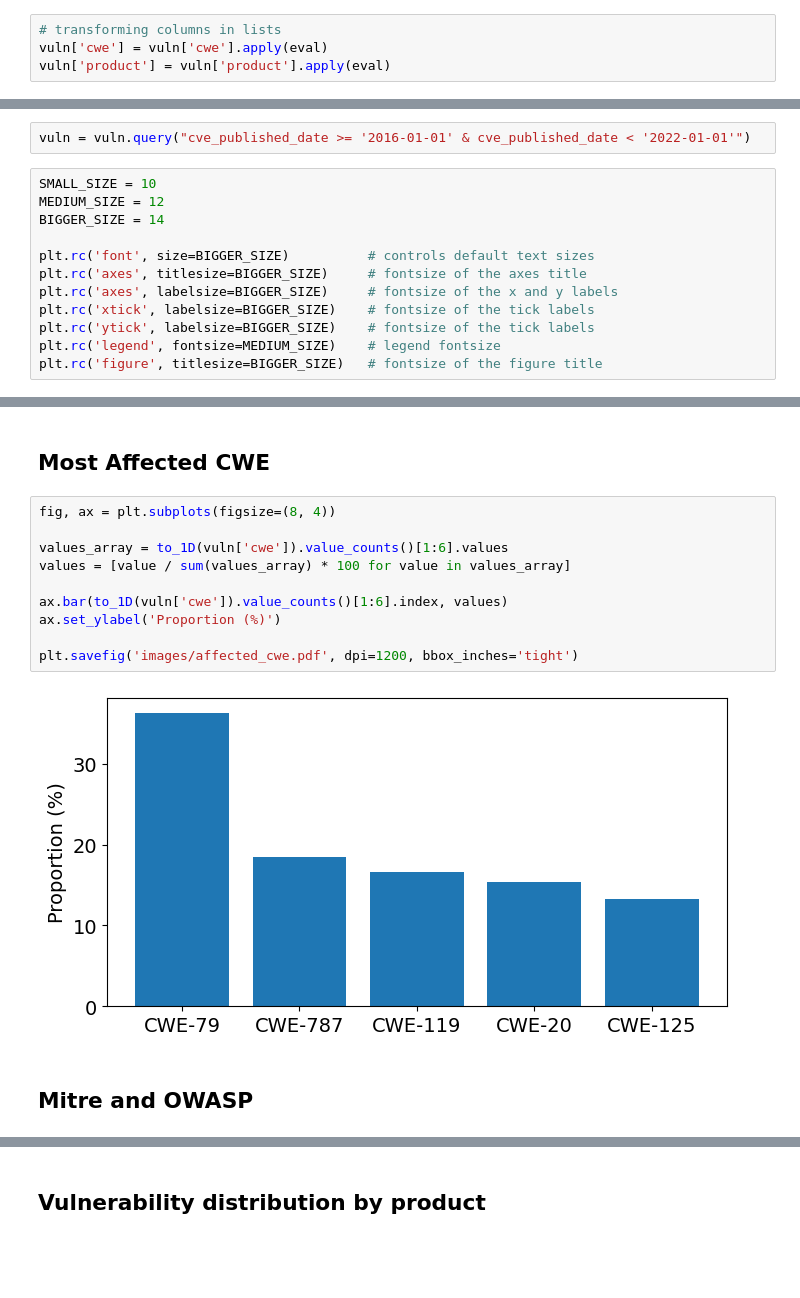
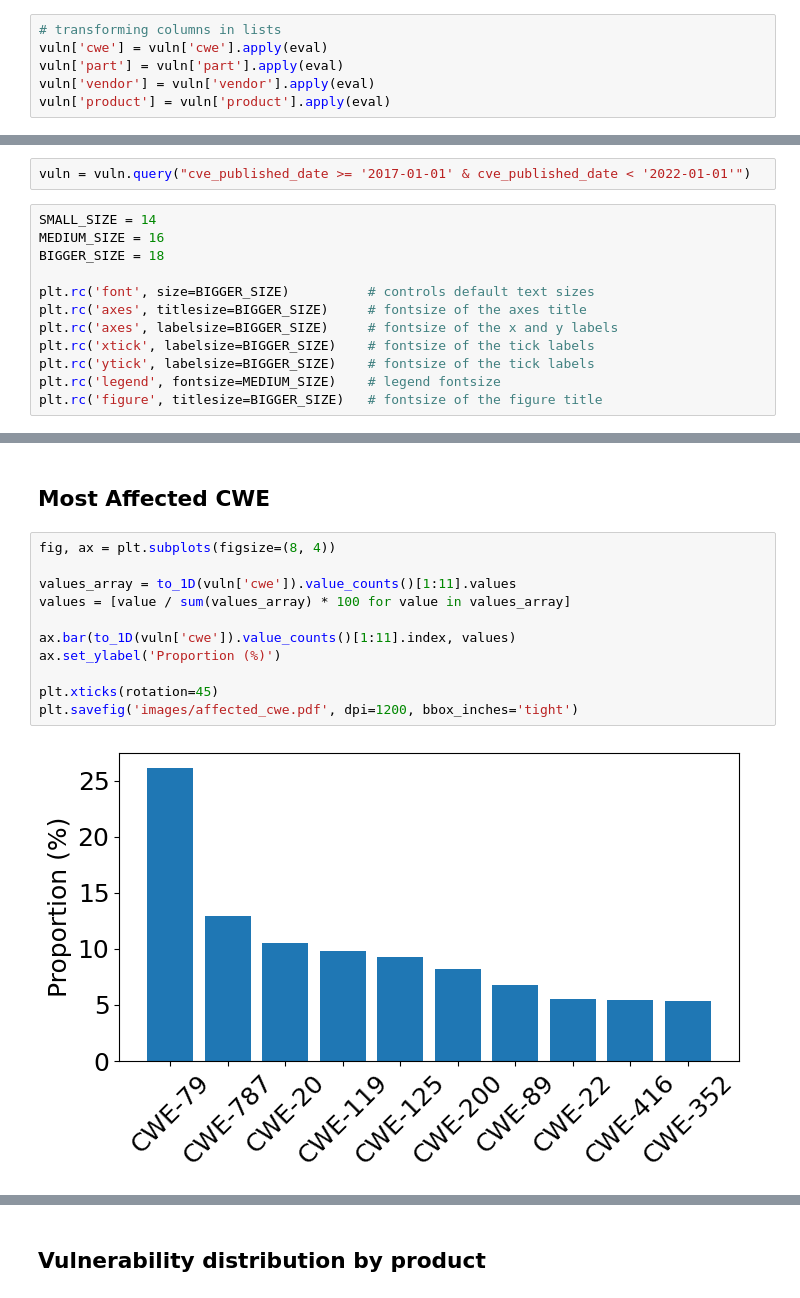
Before and after one commit to rodrigoparente/cvejoin-security-dataset, a Jupyter notebook: ipynb/Vulnerability Analysis.ipynb, the cells around one changed output, grey strips where cells are left out. Saved outputs shown, nothing was run; the diff lists cells and outputs as text; blank space fills up the shorter version.

```diff
--- a/ipynb/Vulnerability Analysis.ipynb
+++ b/ipynb/Vulnerability Analysis.ipynb
@@ -51,6 +51,8 @@ vuln['base_severity'] = pd.Categorical(
 # %%
 # transforming columns in lists
 vuln['cwe'] = vuln['cwe'].apply(eval)
+vuln['part'] = vuln['part'].apply(eval)
+vuln['vendor'] = vuln['vendor'].apply(eval)
 vuln['product'] = vuln['product'].apply(eval)
 # %%
 # creating a field to help in the analysis
@@ -63,11 +65,11 @@ def to_1D(series):
 # %% [markdown]
 # Analysis
 # %%
-vuln = vuln.query("cve_published_date >= '2016-01-01' & cve_published_date < '2022-01-01'")
+vuln = vuln.query("cve_published_date >= '2017-01-01' & cve_published_date < '2022-01-01'")
 # %%
-SMALL_SIZE = 10
-MEDIUM_SIZE = 12
-BIGGER_SIZE = 14
+SMALL_SIZE = 14
+MEDIUM_SIZE = 16
+BIGGER_SIZE = 18
 
 plt.rc('font', size=BIGGER_SIZE)          # controls default text sizes
 plt.rc('axes', titlesize=BIGGER_SIZE)     # fontsize of the axes title
@@ -179,14 +181,13 @@ plt.savefig('images/exploit_by_severity.pdf', dpi=1200, bbox_inches='tight')
 # %%
 fig, ax = plt.subplots(figsize=(8, 4))
 
-values_array = to_1D(vuln['cwe']).value_counts()[1:6].values
+values_array = to_1D(vuln['cwe']).value_counts()[1:11].values
 values = [value / sum(values_array) * 100 for value in values_array]
 
-ax.bar(to_1D(vuln['cwe']).value_counts()[1:6].index, values)
+ax.bar(to_1D(vuln['cwe']).value_counts()[1:11].index, values)
 ax.set_ylabel('Proportion (%)')
 
+plt.xticks(rotation=45)
 plt.savefig('images/affected_cwe.pdf', dpi=1200, bbox_inches='tight')
 # %% [output]
-[figure, old version]
+[figure, new version]
-# %% [markdown]
-## Mitre and OWASP
```
Also changed, not shown: parts of 38 cells of this notebook, 1 other file.
